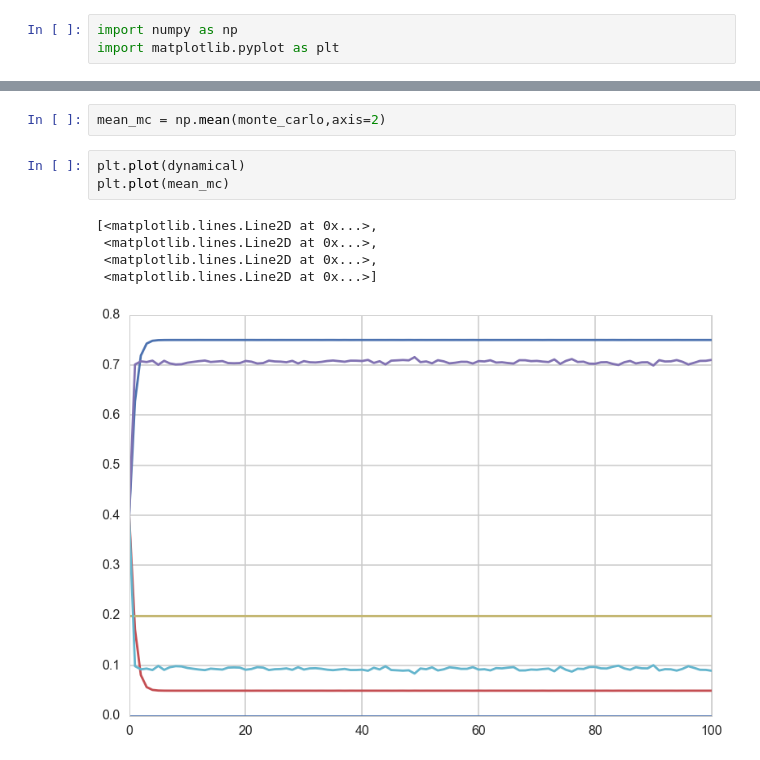
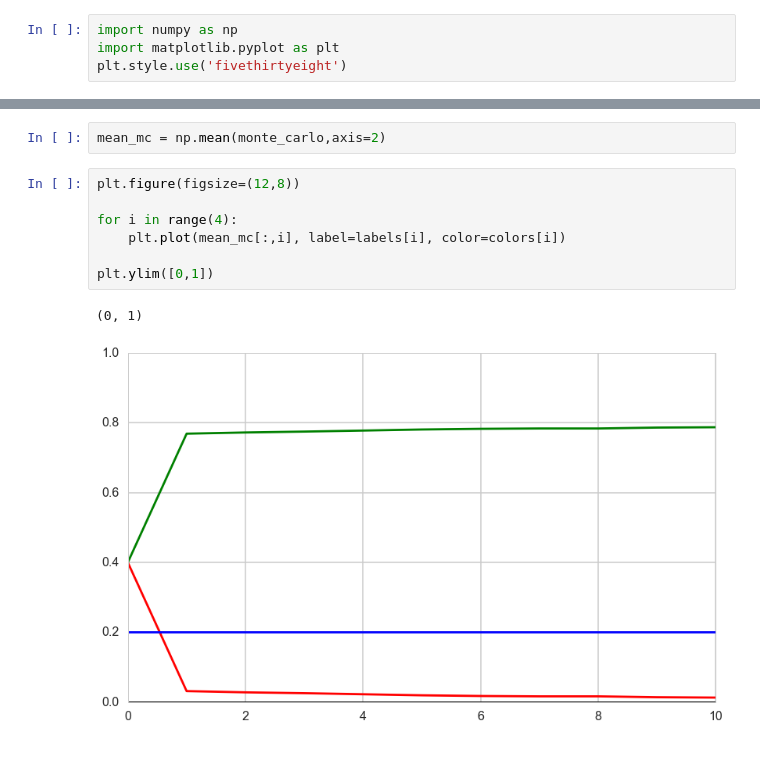
Before and after one commit to DavidNKraemer/flu-propagation-models, a Jupyter notebook: simulation/data-analysis.ipynb, the cells around one changed output, grey strips where cells are left out. Saved outputs shown, nothing was run; the diff lists cells and outputs as text.

```diff
--- a/simulation/data-analysis.ipynb
+++ b/simulation/data-analysis.ipynb
@@ -1,6 +1,7 @@
 # %%
 import numpy as np
 import matplotlib.pyplot as plt
+plt.style.use('fivethirtyeight')
 # %%
 %matplotlib inline
 # %%
@@ -28,12 +29,13 @@ monte_carlo = np.load('simulation_data.npy')
 dynamical = np.loadtxt('poplevels.csv',dtype=np.double,delimiter=',')
 # %%
 mean_mc = np.mean(monte_carlo,axis=2)
-# %%
-plt.plot(dynamical)
-plt.plot(mean_mc)
-# %% [output]
-[<matplotlib.lines.Line2D at 0x...>,
- <matplotlib.lines.Line2D at 0x...>,
- <matplotlib.lines.Line2D at 0x...>,
- <matplotlib.lines.Line2D at 0x...>]
-[figure, removed]
+# %%
+plt.figure(figsize=(12,8))
+
+for i in range(4):
+    plt.plot(mean_mc[:,i], label=labels[i], color=colors[i])
+
+plt.ylim([0,1])
+# %% [output]
+(0, 1)
+[figure, added]
```
Also changed, not shown: parts of 2 cells of this notebook, 3 other files.
